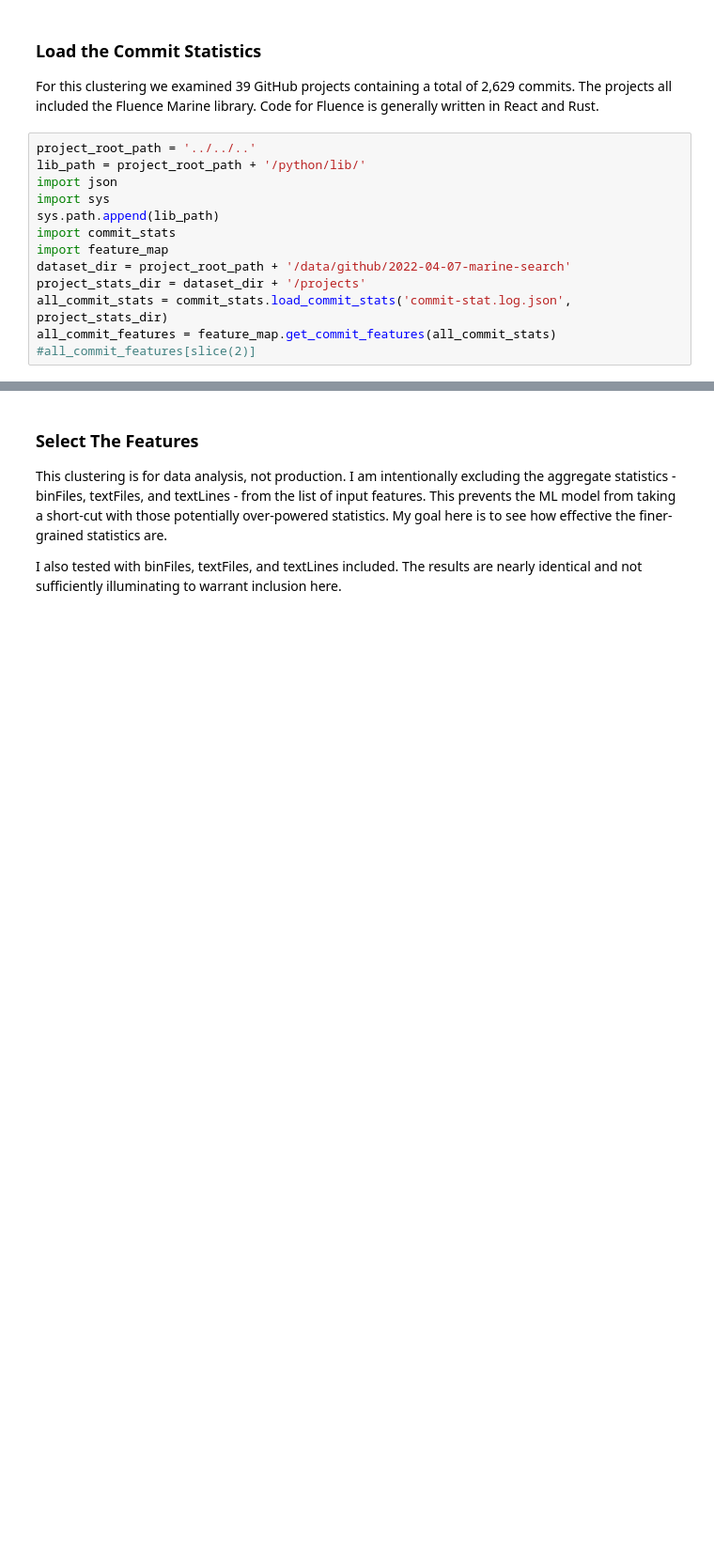
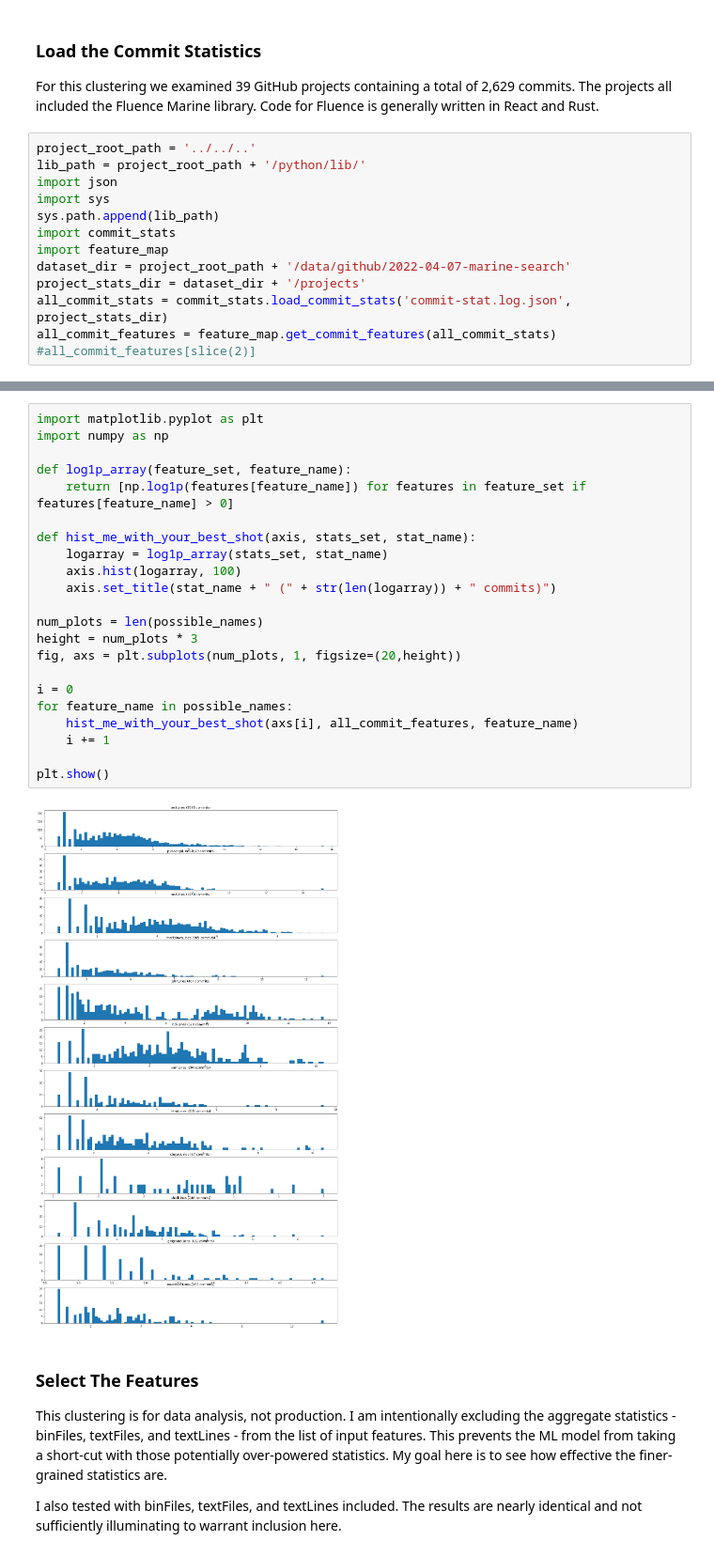
Before and after one commit to Deadman-DAO/Web3HackerNetwork, a Jupyter notebook: sandbox/notebooks/bob/commit_clustering.ipynb, the cells around one changed output, grey strips where cells are left out. Shown at 94% size. Drawn from its saved outputs; the diff is of its cells as text; blank space fills up the shorter version.

```diff
--- a/sandbox/notebooks/bob/commit_clustering.ipynb
+++ b/sandbox/notebooks/bob/commit_clustering.ipynb
@@ -17,3 +25,27 @@ all_commit_features = feature_map.get_commit_features(all_commit_stats)
+# %%
+import matplotlib.pyplot as plt
+import numpy as np
+
+def log1p_array(feature_set, feature_name):
+    return [np.log1p(features[feature_name]) for features in feature_set if features[feature_name] > 0]
+
+def hist_me_with_your_best_shot(axis, stats_set, stat_name):
+    logarray = log1p_array(stats_set, stat_name)
+    axis.hist(logarray, 100)
+    axis.set_title(stat_name + " (" + str(len(logarray)) + " commits)")
+
+num_plots = len(possible_names)
+height = num_plots * 3
+fig, axs = plt.subplots(num_plots, 1, figsize=(20,height))
+
+i = 0
+for feature_name in possible_names:
+    hist_me_with_your_best_shot(axs[i], all_commit_features, feature_name)
+    i += 1
+
+plt.show()
+# %% [output]
+[figure, added]
 # %% [markdown]
 ### Select The Features
 This clustering is for data analysis, not production. I am intentionally excluding the aggregate statistics - binFiles, textFiles, and textLines - from the list of input features. This prevents the ML model from taking a short-cut with those potentially over-powered statistics. My goal here is to see how effective the finer-grained statistics are.
```
Also changed, not shown: parts of 6 cells of this notebook.
